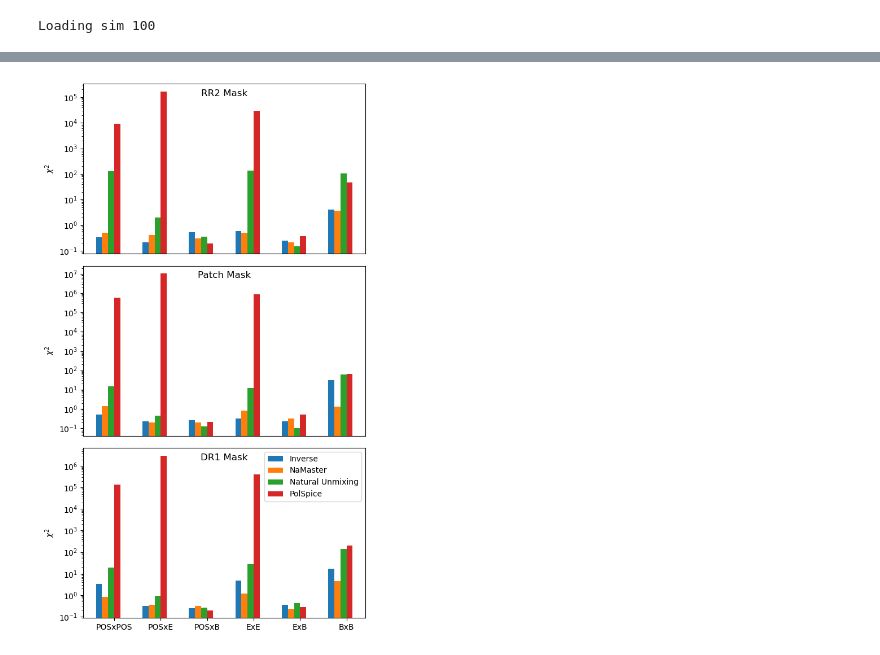
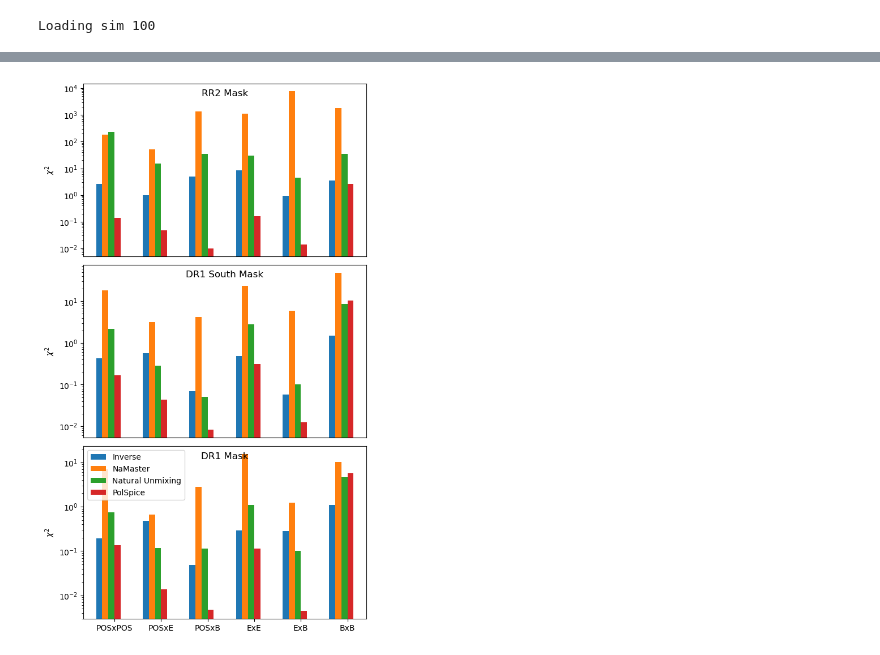
Before and after one commit to JaimeRZP/GLASS_cov_challenge, a Jupyter notebook: unmixing_comparison.ipynb, the cells around one changed output, grey strips where cells are left out. Drawn from its saved outputs; the diff is of its cells as text; code cells hidden in the pictures.

Commit message:
South plots

```diff
--- a/unmixing_comparison.ipynb
+++ b/unmixing_comparison.ipynb
@@ -2302,18 +2419,18 @@ def get_xi2s(cls_data, cls_theory, covs):
 # %%
-rr2_xi2s_inv = get_xi2s(rr2_inv_cqs_m, _theory_cqs, rr2_inv_ensemble_covqq)
-rr2_xi2s_nmt = get_xi2s(rr2_nmt_cqs_m, _theory_cqs, rr2_nmt_ensemble_covqq)
-rr2_xi2s_nu = get_xi2s(rr2_nu_cqs_m, _theory_cqs, rr2_nu_ensemble_covqq)
-rr2_xi2s_pols = get_xi2s(rr2_pols_cqs_m, _theory_cqs, rr2_pols_ensemble_covqq)
+rr2_xi2s_inv = get_xi2s(rr2_inv_cqs_m, _theory_cqs, rr2_ensemble_covqq)
+rr2_xi2s_nmt = get_xi2s(rr2_nmt_cqs_m, _theory_cqs, rr2_ensemble_covqq)
+rr2_xi2s_nu = get_xi2s(rr2_nu_cqs_m, _theory_cqs, rr2_ensemble_covqq)
+rr2_xi2s_pols = get_xi2s(rr2_pols_cqs_m, _theory_cqs, rr2_ensemble_covqq)
 
-patch_xi2s_inv = get_xi2s(patch_inv_cqs_m, _theory_cqs, patch_inv_ensemble_covqq)
-patch_xi2s_nmt = get_xi2s(patch_nmt_cqs_m, _theory_cqs, patch_nmt_ensemble_covqq)
-patch_xi2s_nu = get_xi2s(patch_nu_cqs_m, _theory_cqs, patch_nu_ensemble_covqq)
-patch_xi2s_pols = get_xi2s(patch_pols_cqs_m, _theory_cqs, patch_pols_ensemble_covqq)
+patch_xi2s_inv = get_xi2s(patch_inv_cqs_m, _theory_cqs, patch_ensemble_covqq)
+patch_xi2s_nmt = get_xi2s(patch_nmt_cqs_m, _theory_cqs, patch_ensemble_covqq)
+patch_xi2s_nu = get_xi2s(patch_nu_cqs_m, _theory_cqs, patch_ensemble_covqq)
+patch_xi2s_pols = get_xi2s(patch_pols_cqs_m, _theory_cqs, patch_ensemble_covqq)
 
-dr1_xi2s_inv = get_xi2s(dr1_inv_cqs_m, _theory_cqs, dr1_inv_ensemble_covqq)
-dr1_xi2s_nmt = get_xi2s(dr1_nmt_cqs_m, _theory_cqs, dr1_nmt_ensemble_covqq)
-dr1_xi2s_nu = get_xi2s(dr1_nu_cqs_m, _theory_cqs, dr1_nu_ensemble_covqq)
-dr1_xi2s_pols = get_xi2s(dr1_pols_cqs_m, _theory_cqs, dr1_pols_ensemble_covqq)
+dr1_xi2s_inv = get_xi2s(dr1_inv_cqs_m, _theory_cqs, dr1_ensemble_covqq)
+dr1_xi2s_nmt = get_xi2s(dr1_nmt_cqs_m, _theory_cqs, dr1_ensemble_covqq)
+dr1_xi2s_nu = get_xi2s(dr1_nu_cqs_m, _theory_cqs, dr1_ensemble_covqq)
+dr1_xi2s_pols = get_xi2s(dr1_pols_cqs_m, _theory_cqs, dr1_ensemble_covqq)
 # %%
 import matplotlib.pyplot as plt
 
@@ -2338,7 +2455,7 @@ labels = [
 x = range(len(keys))
 width = 0.13
 for i, (name, d) in enumerate(chi2_dicts.items()):
-    values = [d[k] for k in keys]
+    values = [d[k]*fsky_rr2**2 for k in keys]
     axes[0].bar(
         [xi + i * width for xi in x],
         values,
@@ -2370,7 +2487,7 @@ labels = [
 x = range(len(keys))
 width = 0.13
 for i, (name, d) in enumerate(chi2_dicts.items()):
-    values = [d[k] for k in keys]
+    values = [d[k]*fsky_dr1**2 for k in keys]
     axes[1].bar(
         [xi + i * width for xi in x],
         values,
@@ -2381,11 +2498,11 @@ for i, (name, d) in enumerate(chi2_dicts.items()):
 axes[1].set_xticks([])
 axes[1].set_xticklabels([])
 axes[1].set_ylabel(r"$\chi^2$")
-axes[1].set_title("Patch Mask", y=0.9)
+axes[1].set_title("DR1 South Mask", y=0.9)
 axes[1].set_yscale("log")
 
 ########
-## DR1
+## patch
 ########
 chi2_dicts = {
     "Inverse": dr1_xi2s_inv,
@@ -2393,32 +2510,32 @@ chi2_dicts = {
     "Natural Unmixing": dr1_xi2s_nu,
     "PolSpice": dr1_xi2s_pols,
 }
 keys = list(chi2_dicts.values())[0].keys()
 labels = [
     "POSxPOS", "POSxE", "POSxB",
     "ExE", "ExB", "BxB"
 ]
 
 x = range(len(keys))
 width = 0.13
 for i, (name, d) in enumerate(chi2_dicts.items()):
-    values = [d[k] for k in keys]
+    values = [d[k]*fsky_patch**2 for k in keys]
     axes[2].bar(
         [xi + i * width for xi in x],
         values,
         width=width,
         label=name
     )
 
 axes[2].set_xticks([xi + width*2.5 for xi in x])
 axes[2].set_xticklabels(labels)
 axes[2].set_ylabel(r"$\chi^2$")
 axes[2].set_title("DR1 Mask", y=0.9)
 axes[2].set_yscale("log")
 axes[2].legend()
 
 plt.tight_layout()
 plt.show()
 fig.savefig(f'/home/jaimerzp/Desktop/mixing_mat_plots/Xi2s_comp.pdf', bbox_inches='tight')
 # %% [output]
-[figure, old version]
+[figure, new version]
```
Also changed, not shown: parts of 28 cells of this notebook, 2 other files.
